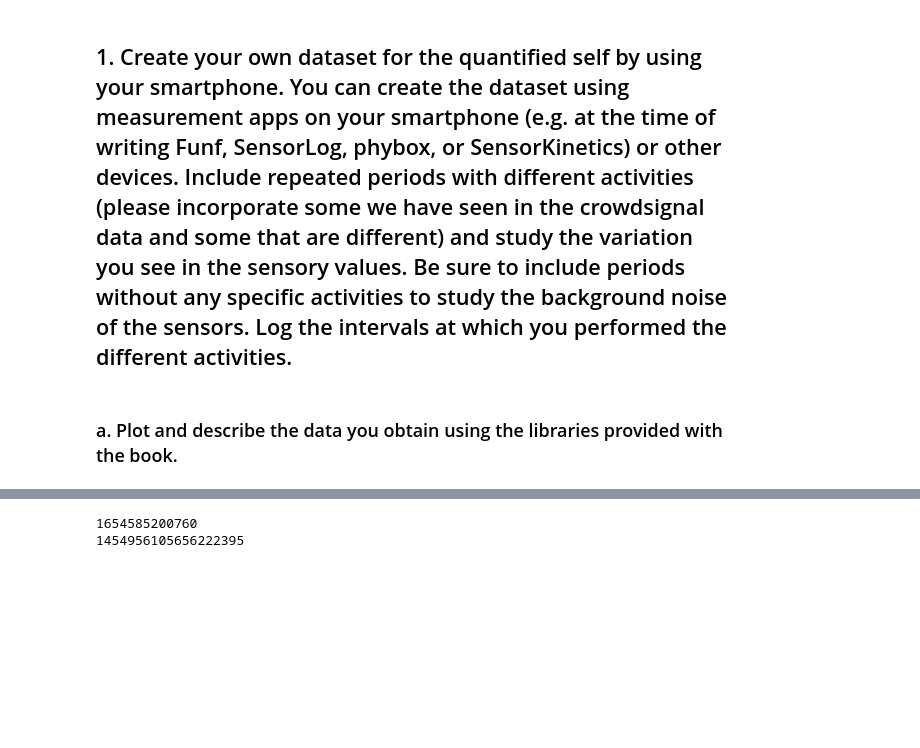
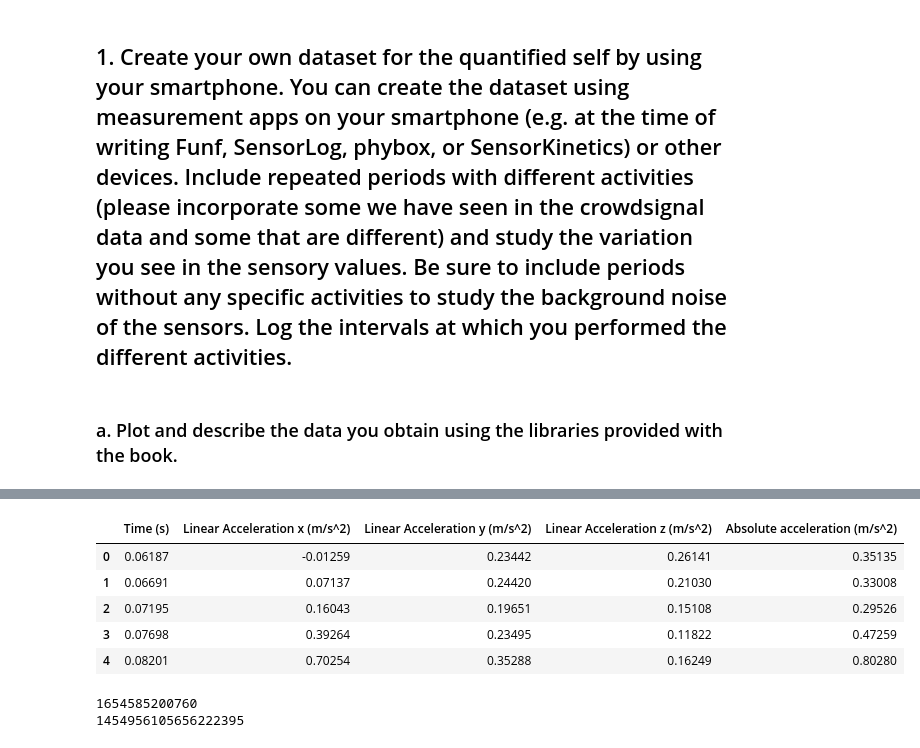
Before and after one commit to nedimazar/MLQS-G91-A1, a Jupyter notebook: src/A1_practical.ipynb, the cells around one changed output, grey strips where cells are left out. Cells and saved outputs as stored; diff of their text form; code cells hidden in the pictures; blank space fills up the shorter version.

```diff
--- a/src/A1_practical.ipynb
+++ b/src/A1_practical.ipynb
@@ -23,3 +23,12 @@ crowd_signals.head()
+# %%
+boxing_data.head()
+# %% [output]
+|  | Time (s) | Linear Acceleration x (m/s^2) | Linear Acceleration y (m/s^2) | Linear Acceleration z (m/s^2) | Absolute acceleration (m/s^2) |
+| 0 | 0.06187 | -0.01259 | 0.23442 | 0.26141 | 0.35135 |
+| 1 | 0.06691 | 0.07137 | 0.24420 | 0.21030 | 0.33008 |
+| 2 | 0.07195 | 0.16043 | 0.19651 | 0.15108 | 0.29526 |
+| 3 | 0.07698 | 0.39264 | 0.23495 | 0.11822 | 0.47259 |
+| 4 | 0.08201 | 0.70254 | 0.35288 | 0.16249 | 0.80280 |
 # %%
 boxing_data = boxing_data.rename(columns={"Time (s)":"timestamps", "Linear Acceleration x (m/s^2)": "x", "Linear Acceleration y (m/s^2)":"y", "Linear Acceleration z (m/s^2)": "z"})
 boxing_data["sensor_type"] = "accelerometer"
```
Also changed, not shown: parts of 10 cells of this notebook, 1 other file.
